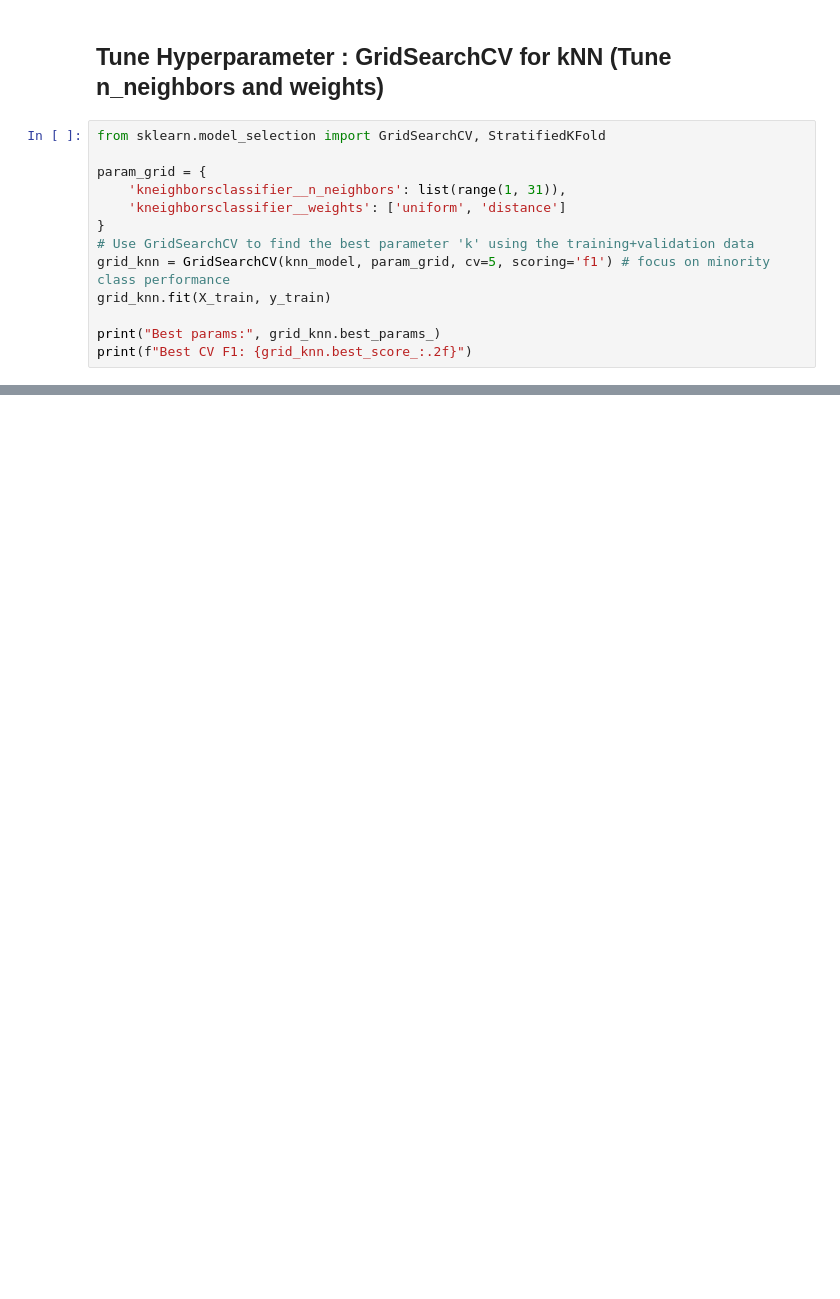
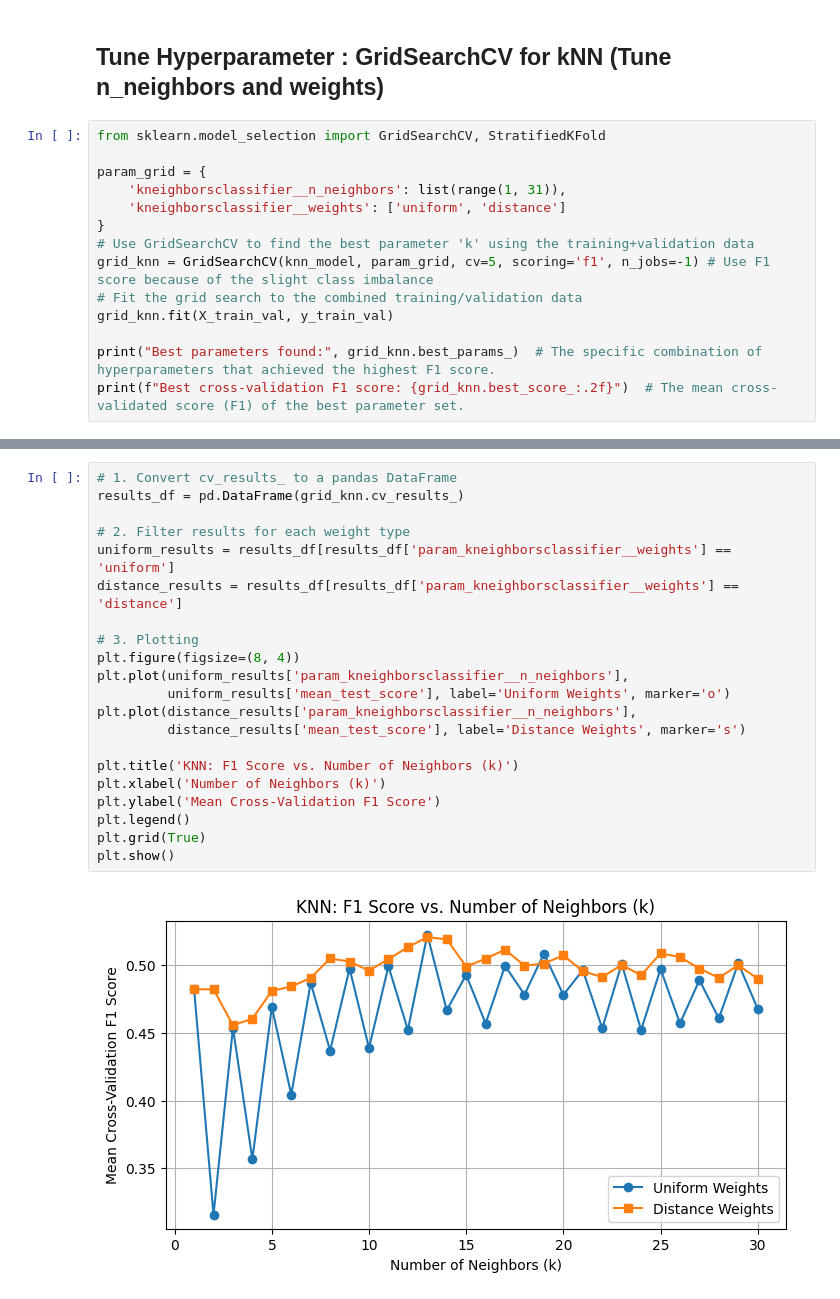
Before and after one commit to eshghinezhad/ML_Classifire_Student_Success, a Jupyter notebook: Student_Success_Classifires.ipynb, the cells around one changed output, grey strips where cells are left out. Drawn from its saved outputs; the diff is of its cells as text; blank space fills up the shorter version.

Commit message:
Updating training/validation and set set for KNN model

```diff
--- a/Student_Success_Classifires.ipynb
+++ b/Student_Success_Classifires.ipynb
@@ -282,9 +281,10 @@ param_grid = {
     'kneighborsclassifier__weights': ['uniform', 'distance']
 }
 # Use GridSearchCV to find the best parameter 'k' using the training+validation data
-grid_knn = GridSearchCV(knn_model, param_grid, cv=5, scoring='f1') # focus on minority class performance
-grid_knn.fit(X_train, y_train)
+grid_knn = GridSearchCV(knn_model, param_grid, cv=5, scoring='f1', n_jobs=-1) # Use F1 score because of the slight class imbalance
+# Fit the grid search to the combined training/validation data
+grid_knn.fit(X_train_val, y_train_val)
 
-print("Best params:", grid_knn.best_params_)
-print(f"Best CV F1: {grid_knn.best_score_:.2f}")
+print("Best parameters found:", grid_knn.best_params_)  # The specific combination of hyperparameters that achieved the highest F1 score.
+print(f"Best cross-validation F1 score: {grid_knn.best_score_:.2f}")  # The mean cross-validated score (F1) of the best parameter set.
 # %% [output]
@@ -313,0 +300,23 @@ print(classification_report(y_test, y_test_pred))
+# %%
+# 1. Convert cv_results_ to a pandas DataFrame
+results_df = pd.DataFrame(grid_knn.cv_results_)
+
+# 2. Filter results for each weight type
+uniform_results = results_df[results_df['param_kneighborsclassifier__weights'] == 'uniform']
+distance_results = results_df[results_df['param_kneighborsclassifier__weights'] == 'distance']
+
+# 3. Plotting
+plt.figure(figsize=(8, 4))
+plt.plot(uniform_results['param_kneighborsclassifier__n_neighbors'],
+         uniform_results['mean_test_score'], label='Uniform Weights', marker='o')
+plt.plot(distance_results['param_kneighborsclassifier__n_neighbors'],
+         distance_results['mean_test_score'], label='Distance Weights', marker='s')
+
+plt.title('KNN: F1 Score vs. Number of Neighbors (k)')
+plt.xlabel('Number of Neighbors (k)')
+plt.ylabel('Mean Cross-Validation F1 Score')
+plt.legend()
+plt.grid(True)
+plt.show()
+# %% [output]
+[figure, added]
```
Also changed, not shown: parts of 12 cells of this notebook.
